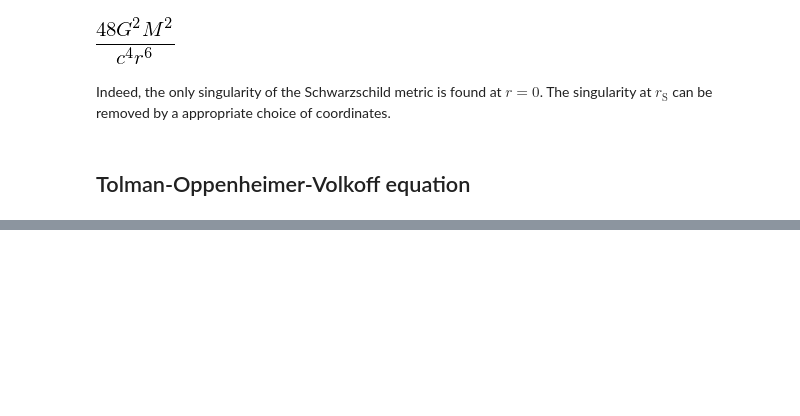
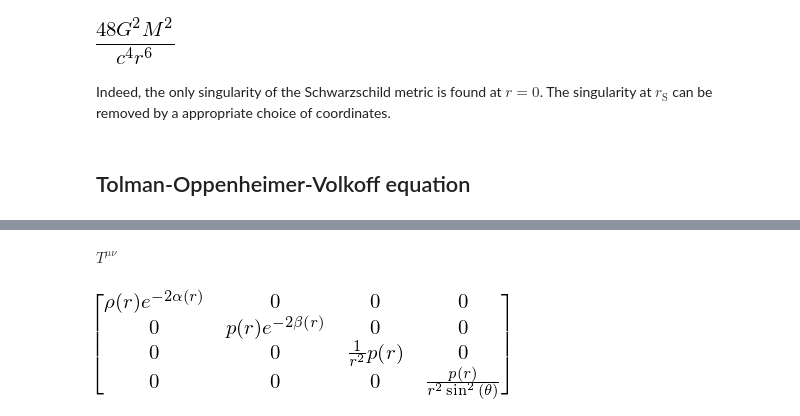
Before and after one commit to marcinofulus/jupyter4edu, a Jupyter notebook: augsburg/notebooks/generalrelativity/GeneralRelativity.ipynb, the cells around one changed output, grey strips where cells are left out. Drawn from its saved outputs; the diff is of its cells as text; code cells hidden in the pictures; blank space fills up the shorter version.

```diff
--- a/augsburg/notebooks/generalrelativity/GeneralRelativity.ipynb
+++ b/augsburg/notebooks/generalrelativity/GeneralRelativity.ipynb
@@ -180,0 +163,6 @@ Einst(All, All)
+# %% [markdown]
+$T^{\mu\nu}$
+# %%
+T(-All, -All)
+# %% [output]
+[figure, added]
```
Also changed, not shown: parts of 18 cells of this notebook.
